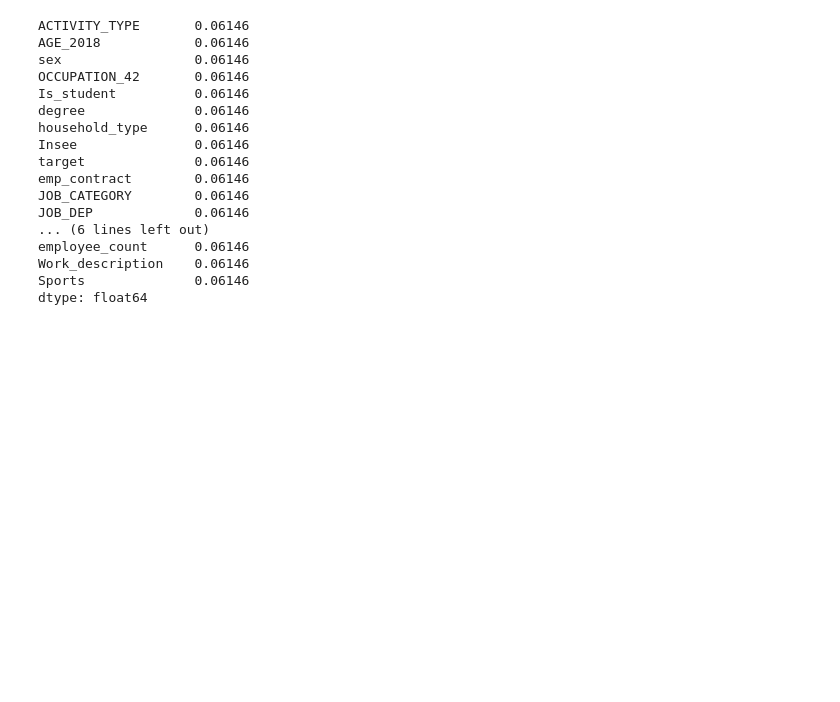
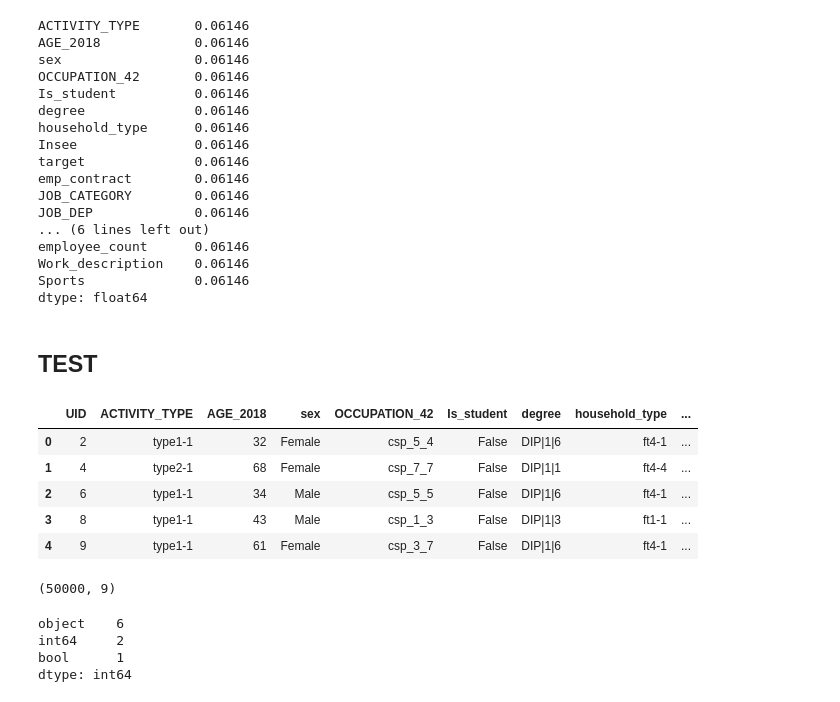
Before and after one commit to matardoky/ould-, a Jupyter notebook: Analyse et exploration des données .ipynb, the cells around one changed output. Saved outputs shown, nothing was run; the diff lists cells and outputs as text; code cells hidden in the pictures; blank space fills up the shorter version.

```diff
--- a/Analyse et exploration des données .ipynb
+++ b/Analyse et exploration des données .ipynb
@@ -422,3 +425,29 @@ employee_count      0.06146
 Work_description    0.06146
 Sports              0.06146
 dtype: float64
+# %% [markdown]
+## TEST
+# %%
+data = pd.read_csv('test_dataset.csv')
+# %%
+df = data.copy()
+# %%
+df.head()
+# %% [output]
+|  | UID | ACTIVITY_TYPE | AGE_2018 | sex | OCCUPATION_42 | Is_student | degree | household_type | ... |
+| 0 | 2 | type1-1 | 32 | Female | csp_5_4 | False | DIP|1|6 | ft4-1 | ... |
+| 1 | 4 | type2-1 | 68 | Female | csp_7_7 | False | DIP|1|1 | ft4-4 | ... |
+| 2 | 6 | type1-1 | 34 | Male | csp_5_5 | False | DIP|1|6 | ft4-1 | ... |
+| 3 | 8 | type1-1 | 43 | Male | csp_1_3 | False | DIP|1|3 | ft1-1 | ... |
+| 4 | 9 | type1-1 | 61 | Female | csp_3_7 | False | DIP|1|6 | ft4-1 | ... |
+# %%
+df.shape
+# %% [output]
+(50000, 9)
+# %%
+df.dtypes.value_counts()
+# %% [output]
+object    6
+int64     2
+bool      1
+dtype: int64
```
Also changed, not shown: parts of 16 cells of this notebook.
